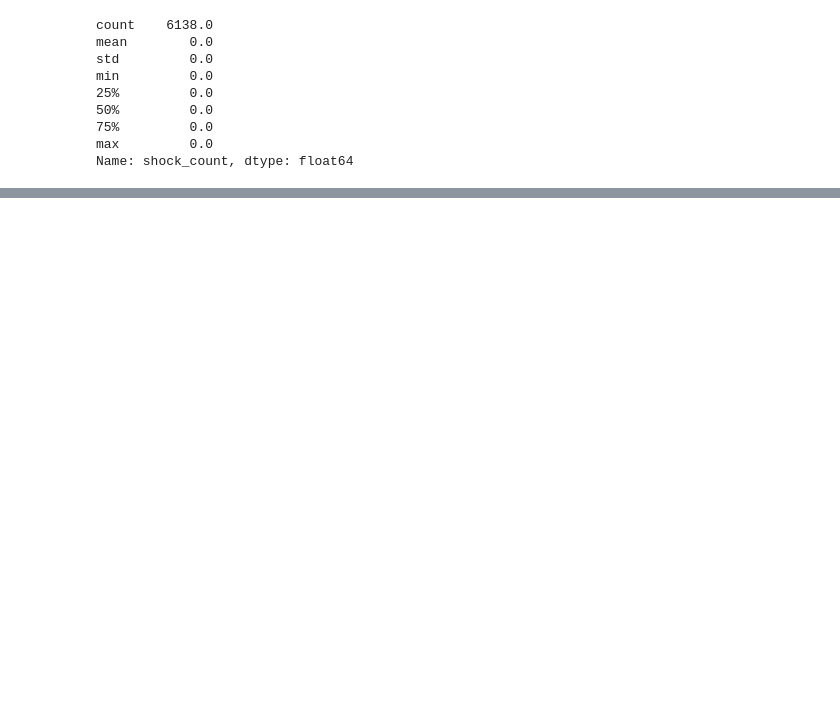
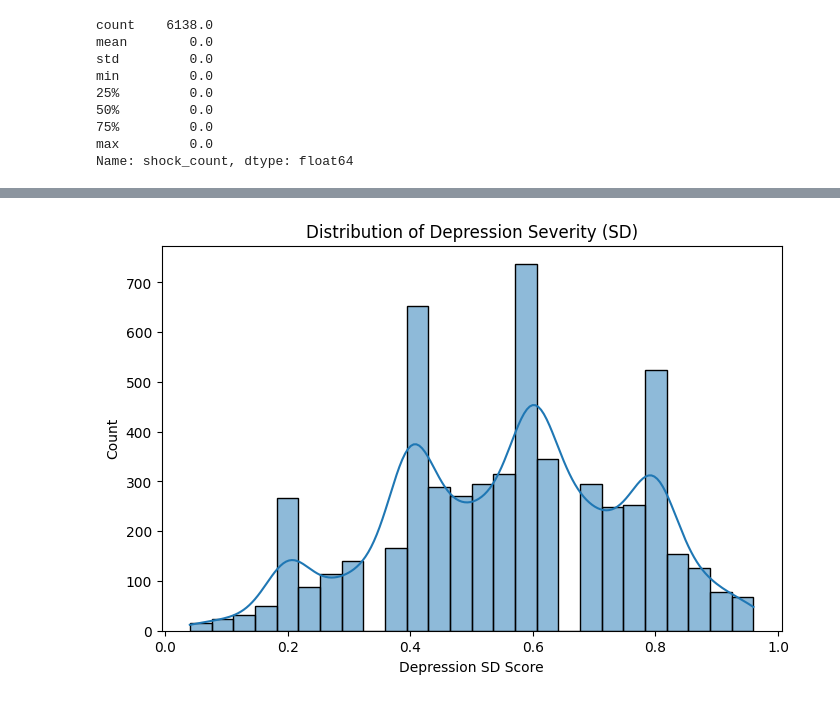
Before and after one commit to Emanfalouji/Mental-Health-project-Elo2-MIT, a Jupyter notebook: 3_data_exploration/explore_ppcs.ipynb, the cells around one changed output, grey strips where cells are left out. Cells and saved outputs as stored; diff of their text form; code cells hidden in the pictures; blank space fills up the shorter version.

```diff
--- a/3_data_exploration/explore_ppcs.ipynb
+++ b/3_data_exploration/explore_ppcs.ipynb
@@ -659,0 +691,9 @@ Name: shock_count, dtype: float64
+# %%
+plt.figure(figsize=(8,5))
+sns.histplot(mh["depression_sd"], kde=True)
+plt.title("Distribution of Depression Severity (SD)")
+plt.xlabel("Depression SD Score")
+plt.ylabel("Count")
+plt.show()
+# %% [output]
+[figure, added]
```
Also changed, not shown: parts of 29 cells of this notebook, 1 other file.
